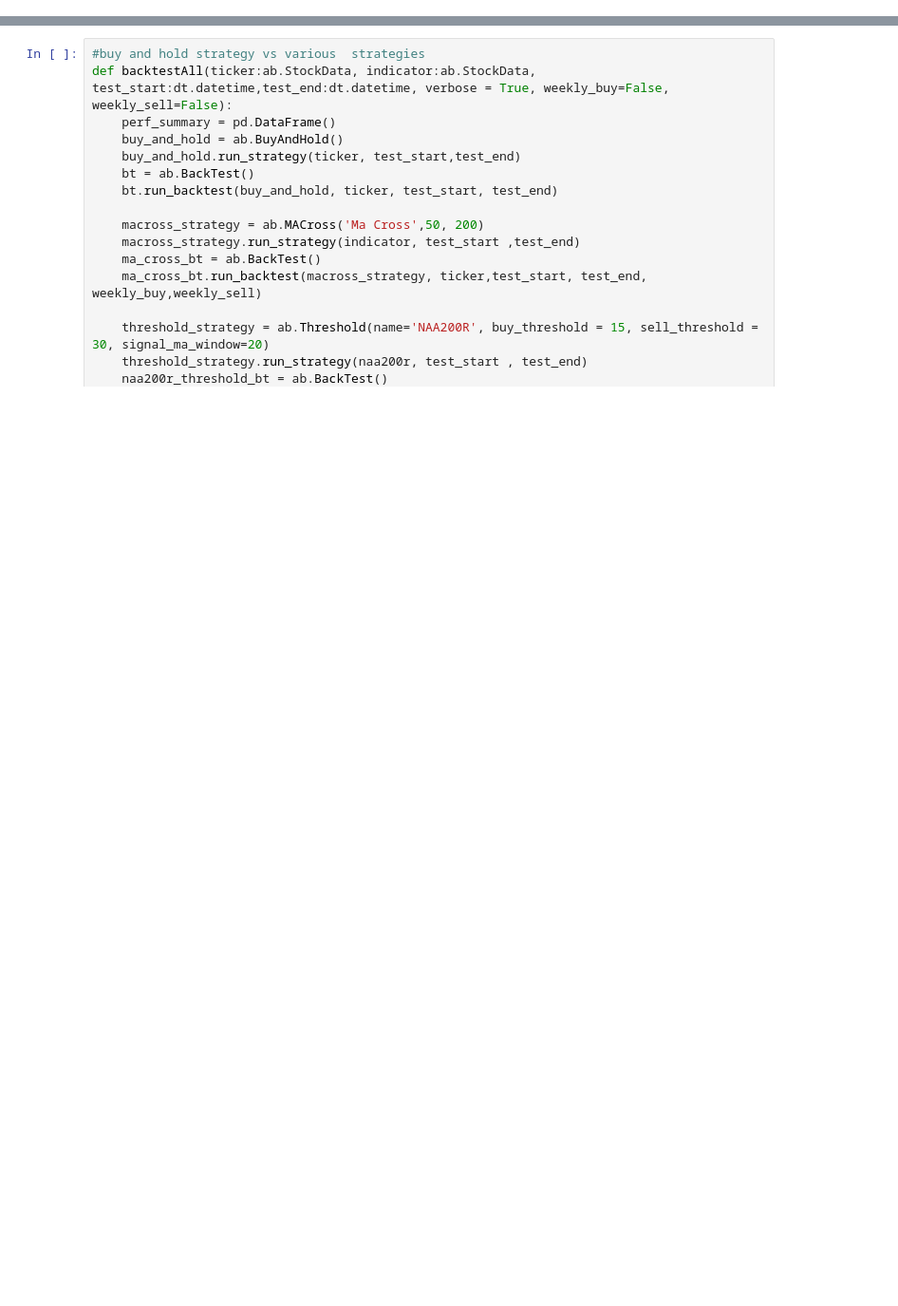
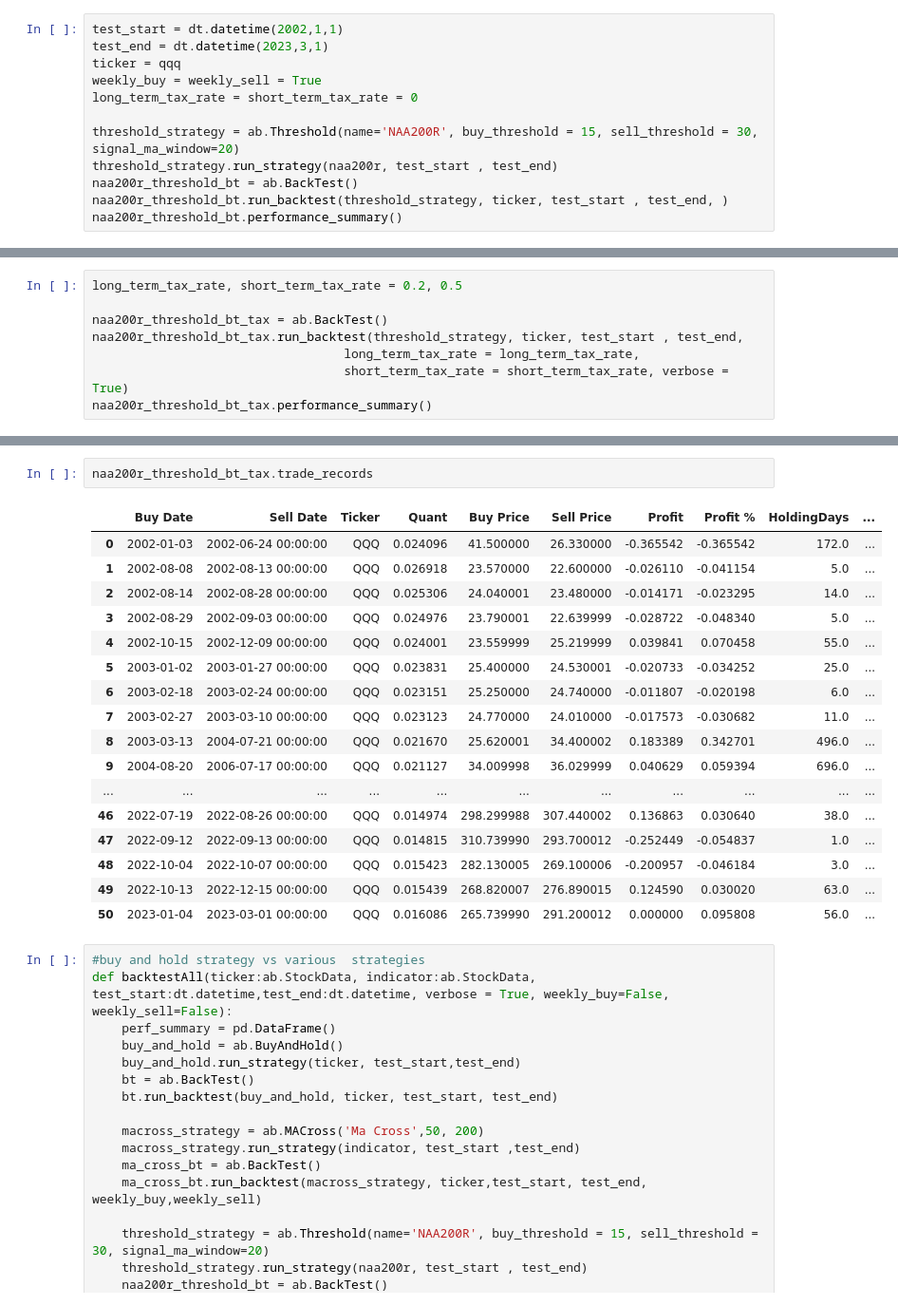
Before and after one commit to sylviawusyl/backtesting, a Jupyter notebook: Ab_test.ipynb, the cells around one changed output, grey strips where cells are left out. Shown at 95% size. Drawn from its saved outputs; the diff is of its cells as text; blank space fills up the shorter version.

```diff
--- a/Ab_test.ipynb
+++ b/Ab_test.ipynb
@@ -32,3 +33,15 @@ naa200r.get_data_from_csv('data/NAA200R.csv')
 [*********************100%***********************]  1 of 1 completed
 [*********************100%***********************]  1 of 1 completed
 [*********************100%***********************]  1 of 1 completed
+# %%
+test_start = dt.datetime(2002,1,1)
+test_end = dt.datetime(2023,3,1)
+ticker = qqq
+weekly_buy = weekly_sell = True
+long_term_tax_rate = short_term_tax_rate = 0
+
+threshold_strategy = ab.Threshold(name='NAA200R', buy_threshold = 15, sell_threshold = 30, signal_ma_window=20)
+threshold_strategy.run_strategy(naa200r, test_start , test_end)
+naa200r_threshold_bt = ab.BackTest()
+naa200r_threshold_bt.run_backtest(threshold_strategy, ticker, test_start , test_end, )
+naa200r_threshold_bt.performance_summary()
@@ -34,0 +64,8 @@ naa200r.get_data_from_csv('data/NAA200R.csv')
+# %%
+long_term_tax_rate, short_term_tax_rate = 0.2, 0.5
+
+naa200r_threshold_bt_tax = ab.BackTest()
+naa200r_threshold_bt_tax.run_backtest(threshold_strategy, ticker, test_start , test_end,
+                                  long_term_tax_rate = long_term_tax_rate,
+                                  short_term_tax_rate = short_term_tax_rate, verbose = True)
+naa200r_threshold_bt_tax.performance_summary()
@@ -35,3 +108,23 @@ naa200r.get_data_from_csv('data/NAA200R.csv')
+# %%
+naa200r_threshold_bt_tax.trade_records
+# %% [output]
+|  | Buy Date | Sell Date | Ticker | Quant | Buy Price | Sell Price | Profit | Profit % | HoldingDays | ... |
+| 0 | 2002-01-03 | 2002-06-24 00:00:00 | QQQ | 0.024096 | 41.500000 | 26.330000 | -0.365542 | -0.365542 | 172.0 | ... |
+| 1 | 2002-08-08 | 2002-08-13 00:00:00 | QQQ | 0.026918 | 23.570000 | 22.600000 | -0.026110 | -0.041154 | 5.0 | ... |
+| 2 | 2002-08-14 | 2002-08-28 00:00:00 | QQQ | 0.025306 | 24.040001 | 23.480000 | -0.014171 | -0.023295 | 14.0 | ... |
+| 3 | 2002-08-29 | 2002-09-03 00:00:00 | QQQ | 0.024976 | 23.790001 | 22.639999 | -0.028722 | -0.048340 | 5.0 | ... |
+| 4 | 2002-10-15 | 2002-12-09 00:00:00 | QQQ | 0.024001 | 23.559999 | 25.219999 | 0.039841 | 0.070458 | 55.0 | ... |
+| 5 | 2003-01-02 | 2003-01-27 00:00:00 | QQQ | 0.023831 | 25.400000 | 24.530001 | -0.020733 | -0.034252 | 25.0 | ... |
+| 6 | 2003-02-18 | 2003-02-24 00:00:00 | QQQ | 0.023151 | 25.250000 | 24.740000 | -0.011807 | -0.020198 | 6.0 | ... |
+| 7 | 2003-02-27 | 2003-03-10 00:00:00 | QQQ | 0.023123 | 24.770000 | 24.010000 | -0.017573 | -0.030682 | 11.0 | ... |
+| 8 | 2003-03-13 | 2004-07-21 00:00:00 | QQQ | 0.021670 | 25.620001 | 34.400002 | 0.183389 | 0.342701 | 496.0 | ... |
+| 9 | 2004-08-20 | 2006-07-17 00:00:00 | QQQ | 0.021127 | 34.009998 | 36.029999 | 0.040629 | 0.059394 | 696.0 | ... |
+| ... | ... | ... | ... | ... | ... | ... | ... | ... | ... | ... |
+| 46 | 2022-07-19 | 2022-08-26 00:00:00 | QQQ | 0.014974 | 298.299988 | 307.440002 | 0.136863 | 0.030640 | 38.0 | ... |
+| 47 | 2022-09-12 | 2022-09-13 00:00:00 | QQQ | 0.014815 | 310.739990 | 293.700012 | -0.252449 | -0.054837 | 1.0 | ... |
+| 48 | 2022-10-04 | 2022-10-07 00:00:00 | QQQ | 0.015423 | 282.130005 | 269.100006 | -0.200957 | -0.046184 | 3.0 | ... |
+| 49 | 2022-10-13 | 2022-12-15 00:00:00 | QQQ | 0.015439 | 268.820007 | 276.890015 | 0.124590 | 0.030020 | 63.0 | ... |
+| 50 | 2023-01-04 | 2023-03-01 00:00:00 | QQQ | 0.016086 | 265.739990 | 291.200012 | 0.000000 | 0.095808 | 56.0 | ... |
 # %%
 #buy and hold strategy vs various  strategies
 def backtestAll(ticker:ab.StockData, indicator:ab.StockData, test_start:dt.datetime,test_end:dt.datetime, verbose = True, weekly_buy=False, weekly_sell=False):
```
Also changed, not shown: parts of 4 cells of this notebook, 1 other file.
